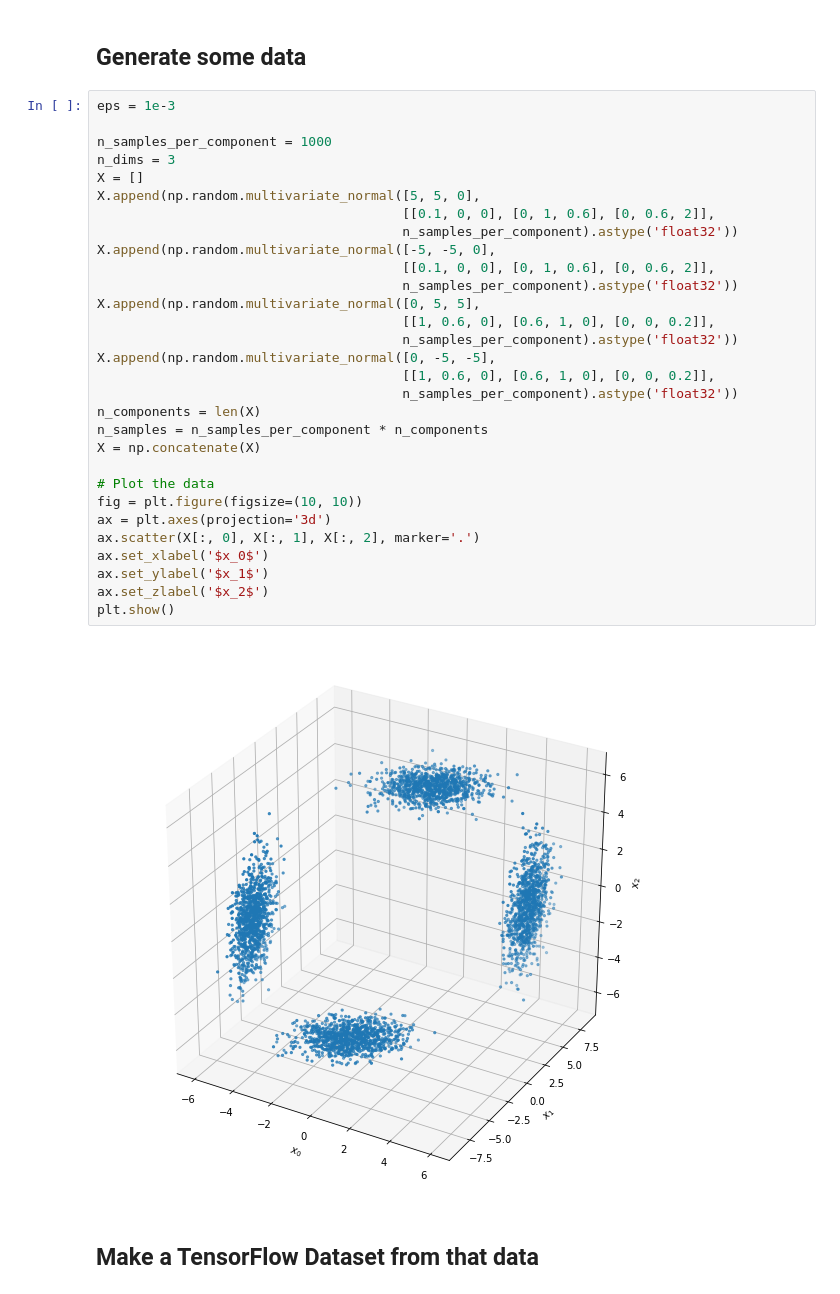
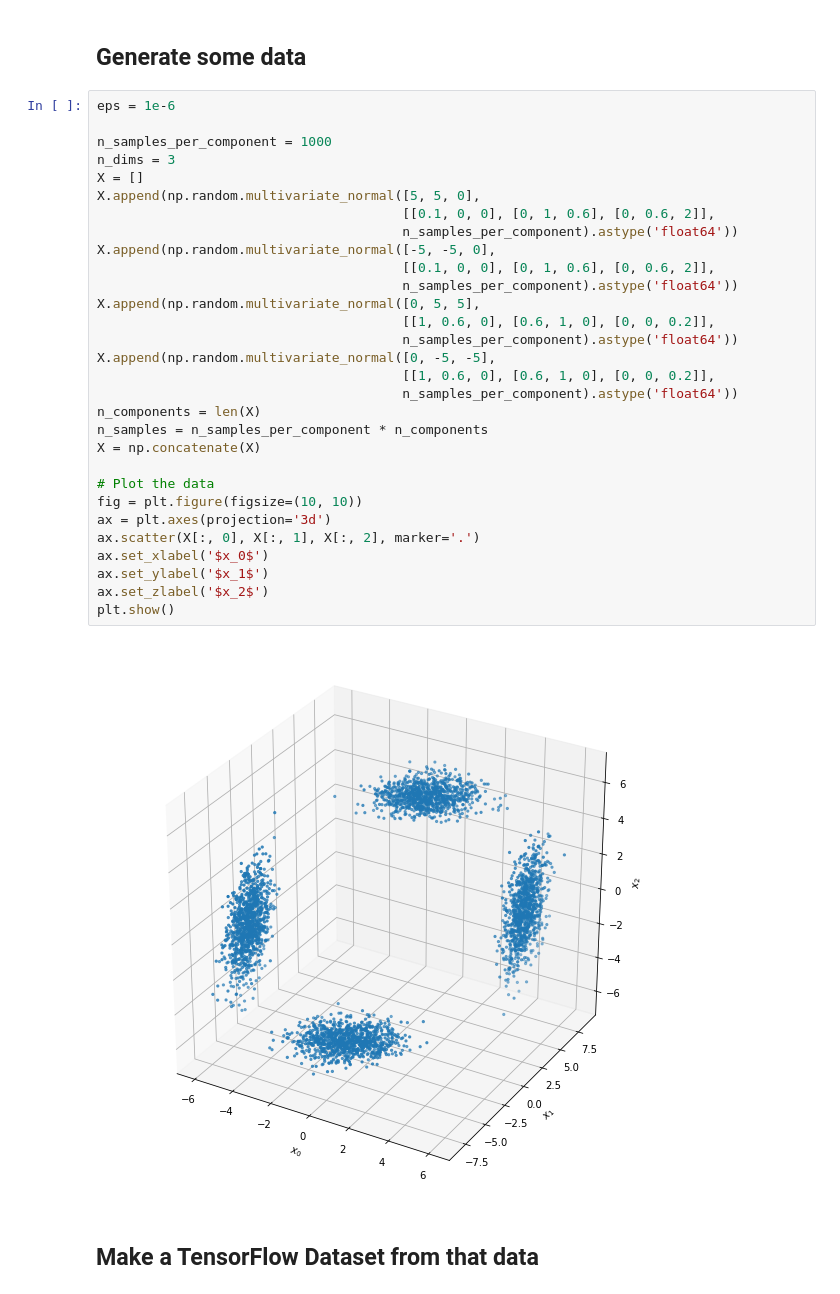
Before and after one commit to zhulingchen/tfp-tutorial, a Jupyter notebook: tfp_bgmm_MultivariateNormalTriL_SVI.ipynb, the cells around one changed output. Drawn from its saved outputs; the diff is of its cells as text.

```diff
--- a/tfp_bgmm_MultivariateNormalTriL_SVI.ipynb
+++ b/tfp_bgmm_MultivariateNormalTriL_SVI.ipynb
@@ -41,37 +41,37 @@ TensorFlow Probability version: 0.9.0-dev20190920
 # %% [markdown]
 ## Generate some data
 # %%
-eps = 1e-3
+eps = 1e-6
 
 n_samples_per_component = 1000
 n_dims = 3
 X = []
 X.append(np.random.multivariate_normal([5, 5, 0],
                                        [[0.1, 0, 0], [0, 1, 0.6], [0, 0.6, 2]],
-                                       n_samples_per_component).astype('float32'))
+                                       n_samples_per_component).astype('float64'))
 X.append(np.random.multivariate_normal([-5, -5, 0],
                                        [[0.1, 0, 0], [0, 1, 0.6], [0, 0.6, 2]],
-                                       n_samples_per_component).astype('float32'))
+                                       n_samples_per_component).astype('float64'))
 X.append(np.random.multivariate_normal([0, 5, 5],
                                        [[1, 0.6, 0], [0.6, 1, 0], [0, 0, 0.2]],
-                                       n_samples_per_component).astype('float32'))
+                                       n_samples_per_component).astype('float64'))
 X.append(np.random.multivariate_normal([0, -5, -5],
                                        [[1, 0.6, 0], [0.6, 1, 0], [0, 0, 0.2]],
-                                       n_samples_per_component).astype('float32'))
+                                       n_samples_per_component).astype('float64'))
 n_components = len(X)
 n_samples = n_samples_per_component * n_components
 X = np.concatenate(X)
 
 # Plot the data
 fig = plt.figure(figsize=(10, 10))
 ax = plt.axes(projection='3d')
 ax.scatter(X[:, 0], X[:, 1], X[:, 2], marker='.')
 ax.set_xlabel('$x_0$')
 ax.set_ylabel('$x_1$')
 ax.set_zlabel('$x_2$')
 plt.show()
 # %% [output]
-[figure, old version]
+[figure, new version]
 # %% [markdown]
 ## Make a TensorFlow Dataset from that data
 # %%
```
Also changed, not shown: parts of 6 cells of this notebook.
